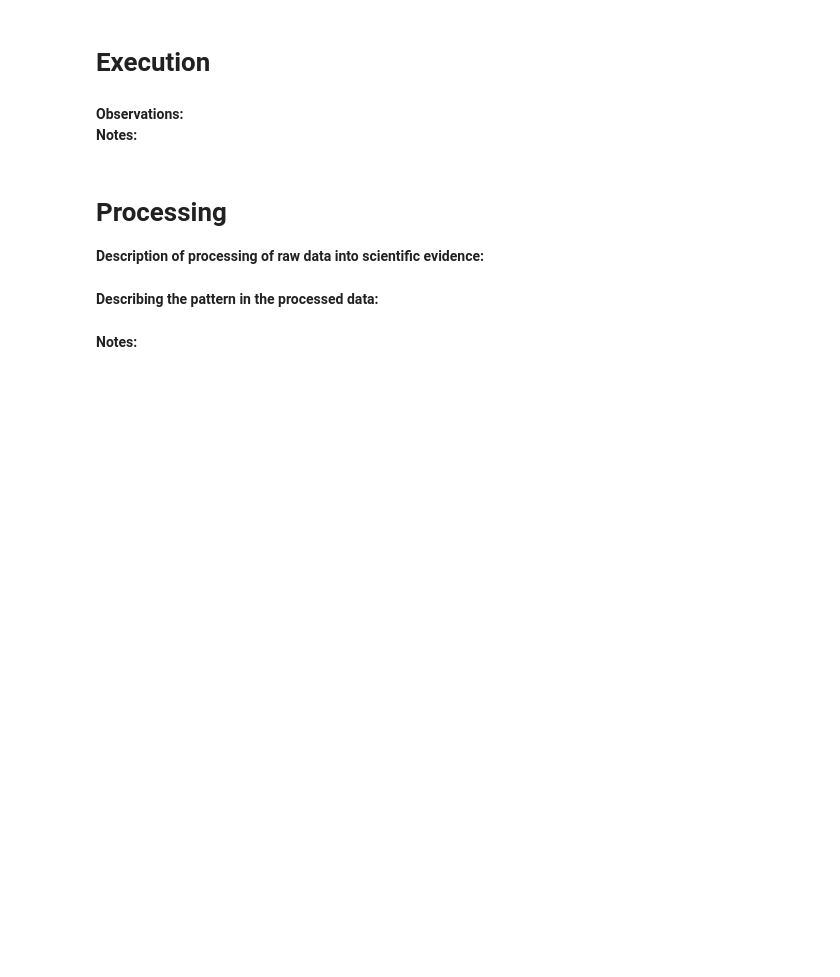
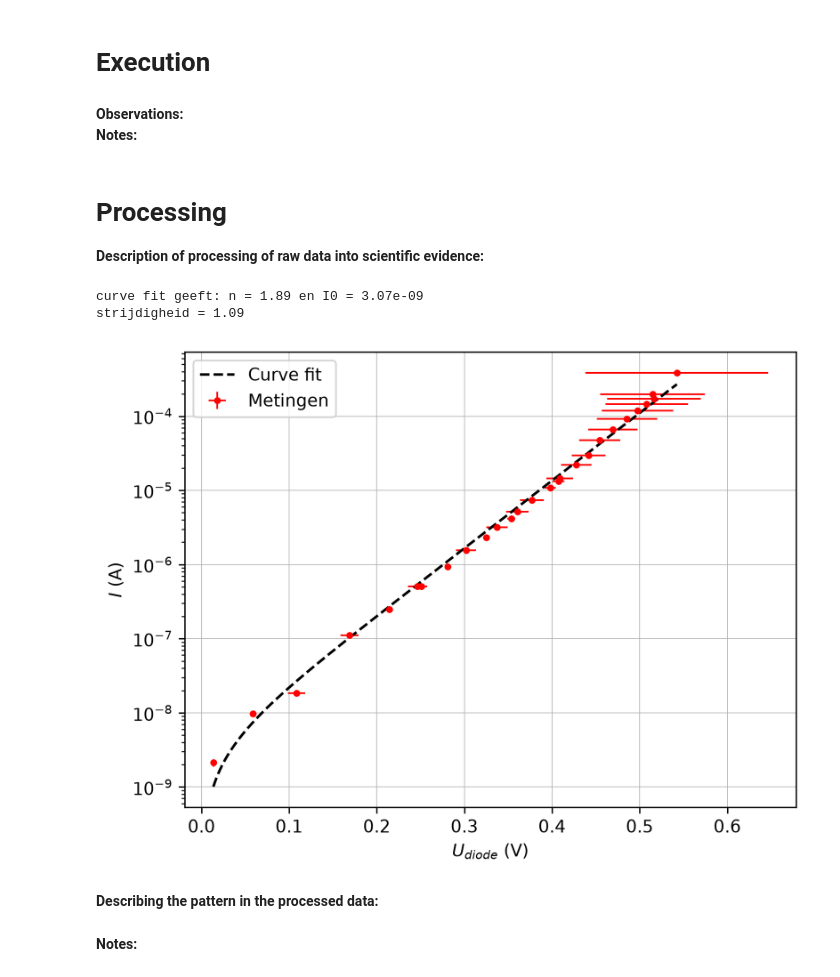
Before and after one commit to EXO8F/IP2-practica, a Jupyter notebook: BM_labjournaal (1).ipynb, the cells around one changed output. Cells and saved outputs as stored; diff of their text form; code cells hidden in the pictures; blank space fills up the shorter version.

```diff
--- a/BM_labjournaal (1).ipynb
+++ b/BM_labjournaal (1).ipynb
@@ -93,9 +93,6 @@ n = 1.9
 # plt.show()
 # %%
 ##uitwerking van alles behalve met errors meegenomen in de curve fit.
-
-
-
 import numpy as np
 import matplotlib.pyplot as plt
 from scipy.optimize import curve_fit
@@ -167,33 +164,38 @@ I_D = U_meas_5 / R1
 V_ondertak = (U_meas_3 - R2 * I_D) * R3 / (R2 + R3)
 U_Diode = V_ondertak - U_meas_5
 
 #formule Id: I0*(e**((-q*U_Diode)/(n*Kb*T)))
 #e macht dus kunnen we een ln plot transformatie maken
 # ln(I_D) = Ln(I0) + (q*U_diode)/(n*Kb*T)-1
 
 ## curve fit voor ln functie I_D ##
 
 def ln_ID(U_Diode, n, I0):
     return np.log(I0)+np.log(np.exp((q*U_Diode)/(n*Kb*T))-1)
 popt, pcov = curve_fit(ln_ID,U_Diode,np.log(I_Diode),p0=(2,1e-10))
 n, I0 = popt
 print("curve fit geeft: n = %.2f en I0 = %.2e" %(n,I0))
 
 ## plotten
+U_linspace = np.linspace(min(U_Diode),max(U_Diode),1000)
 plt.figure(dpi=300)
 plt.errorbar(U_Diode, I_Diode,I_D_absolute_error,U_D_error,".r",elinewidth=1,label="Metingen")
 plt.plot(U_linspace, np.exp(ln_ID(U_linspace, *popt)),"--k",label="Curve fit")
 plt.ylabel("$I$ (A)")
 plt.xlabel("$U_{diode}$ (V)")
 plt.yscale("log")
 plt.legend()
 plt.grid(linewidth=0.4)
 plt.savefig(fname="goede_plot_curve_meas")
 
 
 ##strijdig heids analyse
 u_curve_fit = np.sqrt(np.diag(pcov))
 print("strijdigheid = %.2f" %((np.abs(popt[0]-2))/(np.sqrt((0.1**2)+(u_curve_fit[0])**2))))
+# %% [output]
+curve fit geeft: n = 1.89 en I0 = 3.07e-09
+strijdigheid = 1.09
+[figure, added]
 # %%
 #Data processing and analysis:
 # %% [markdown]
```
